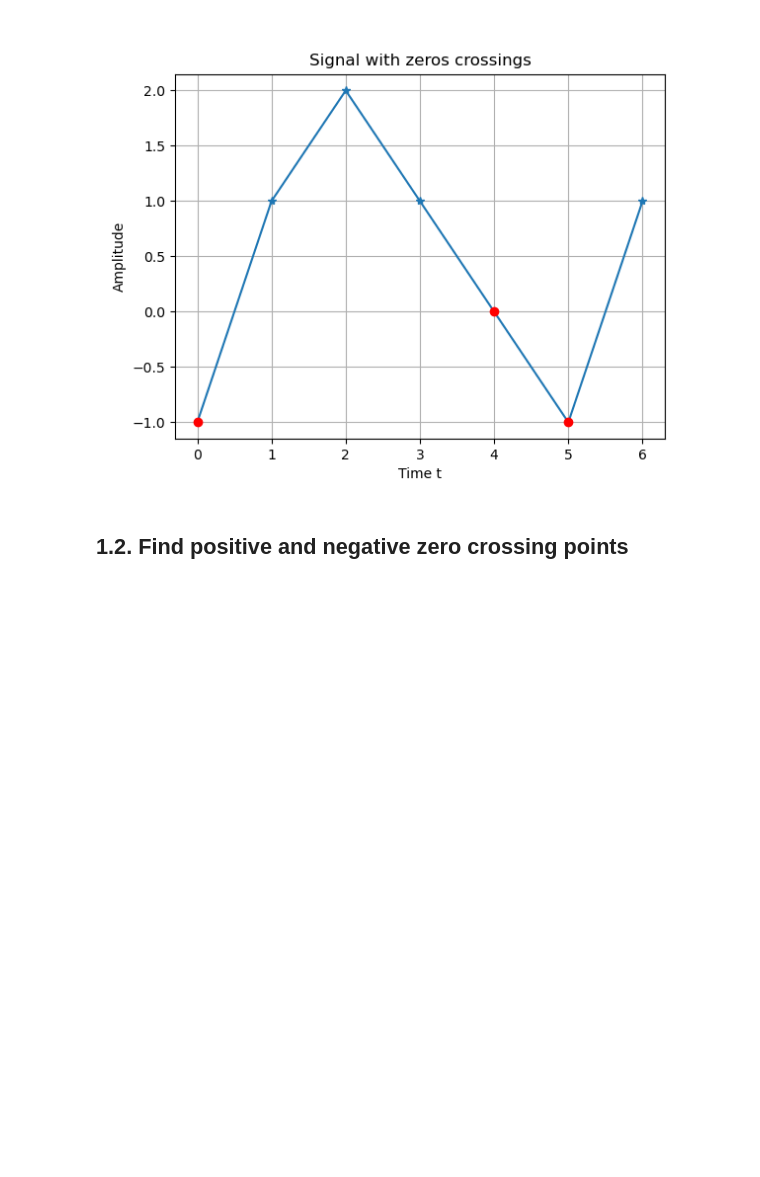
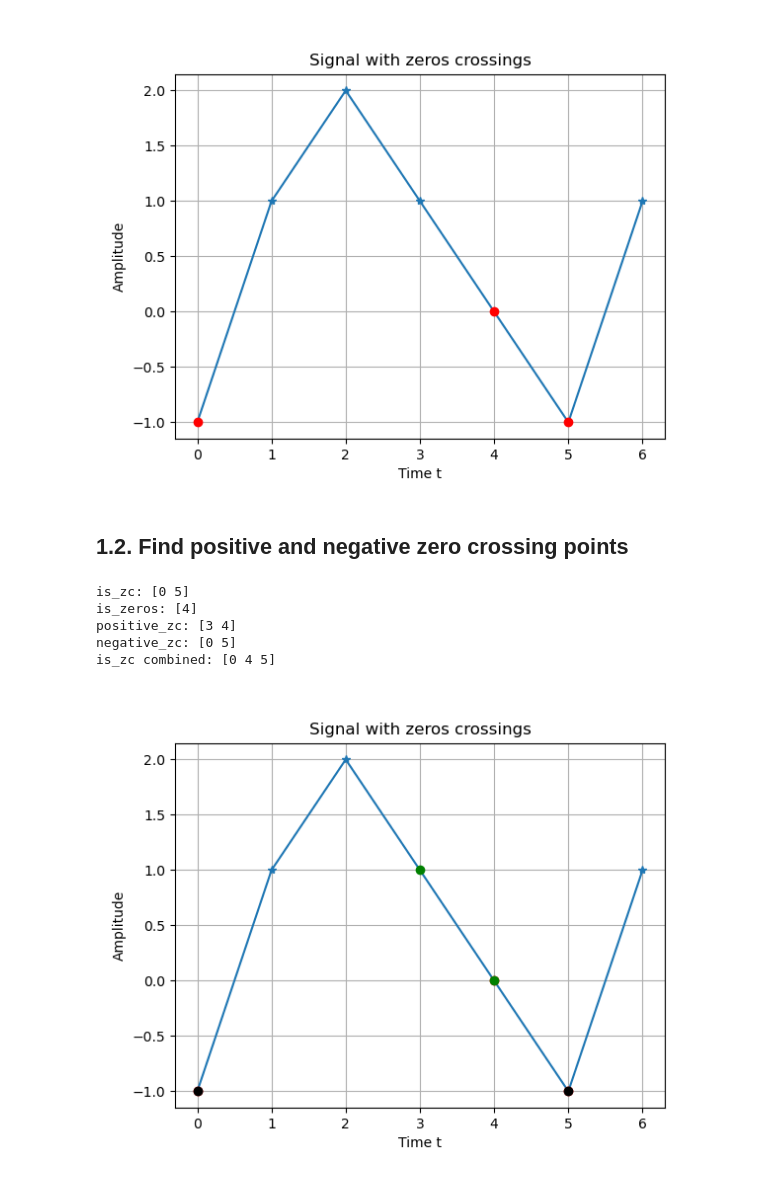
Before and after one commit to chloelaignel31-boop/Serie03_Python_V2, a Jupyter notebook: Series03-python.ipynb, the cells around one changed output. Cells and saved outputs as stored; diff of their text form; code cells hidden in the pictures; blank space fills up the shorter version.

Commit message:
find + and - zero crossing points

```diff
--- a/Series03-python.ipynb
+++ b/Series03-python.ipynb
@@ -153,6 +153,45 @@ is_zc combined: [0 4 5]
 [figure]
 # %% [markdown]
 ## 1.2. Find positive and negative zero crossing points
+# %%
+# +2 montant et - 2 descendant
+# index of zero crossing (real + zeros)
+delta_sign = s_s1 - s_s2
+is_zc = np.where (np.abs(delta_sign) > 1)[0] # obtenir les points où on a un vrai passage à zeros
+is_zeros = np.where (s == 0)[0]  # obtenir les points où on a des zeros
+print("is_zc:", is_zc)
+print("is_zeros:", is_zeros)
+
+# find positive and negative zero crossings
+positive_zc = np.where(delta_sign > 0)[0]
+negative_zc = np.where(delta_sign < 0)[0]
+print("positive_zc:", positive_zc)
+print("negative_zc:", negative_zc)
+
+# combine both
+is_zc = np.sort(np.concatenate((is_zc, is_zeros)))
+print("is_zc combined:", is_zc)
+
+# plot the signal and the zero crossings
+plt.figure()
+plt.plot(t, s,label='Signal s', marker='*')
+plt.plot(t[is_zc], s[is_zc], 'or', label='Zero Crossings')
+plt.plot(t[positive_zc], s[positive_zc], 'og', label='Positive Zero Crossings')
+plt.plot(t[negative_zc], s[negative_zc], 'ok', label='Negative Zero Crossings')
+
+# legend
+plt.title('Signal with zeros crossings')
+plt.xlabel('Time t')
+plt.ylabel('Amplitude')
+plt.grid()
+plt.show()
+# %% [output]
+is_zc: [0 5]
+is_zeros: [4]
+positive_zc: [3 4]
+negative_zc: [0 5]
+is_zc combined: [0 4 5]
+[figure, added]
 # %%
 # https://nbconvert.readthedocs.io/en/latest/removing_cells.html
 
```
